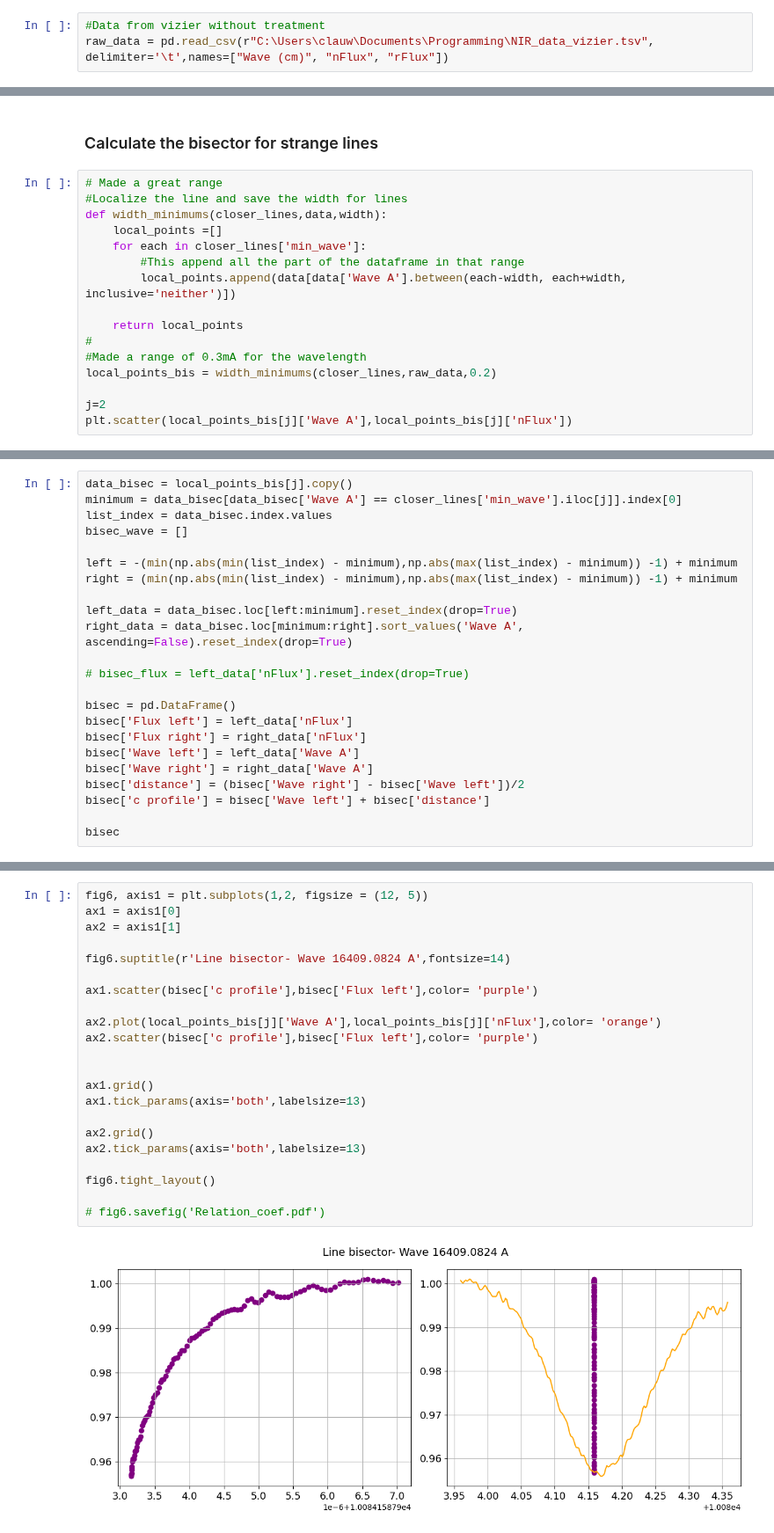
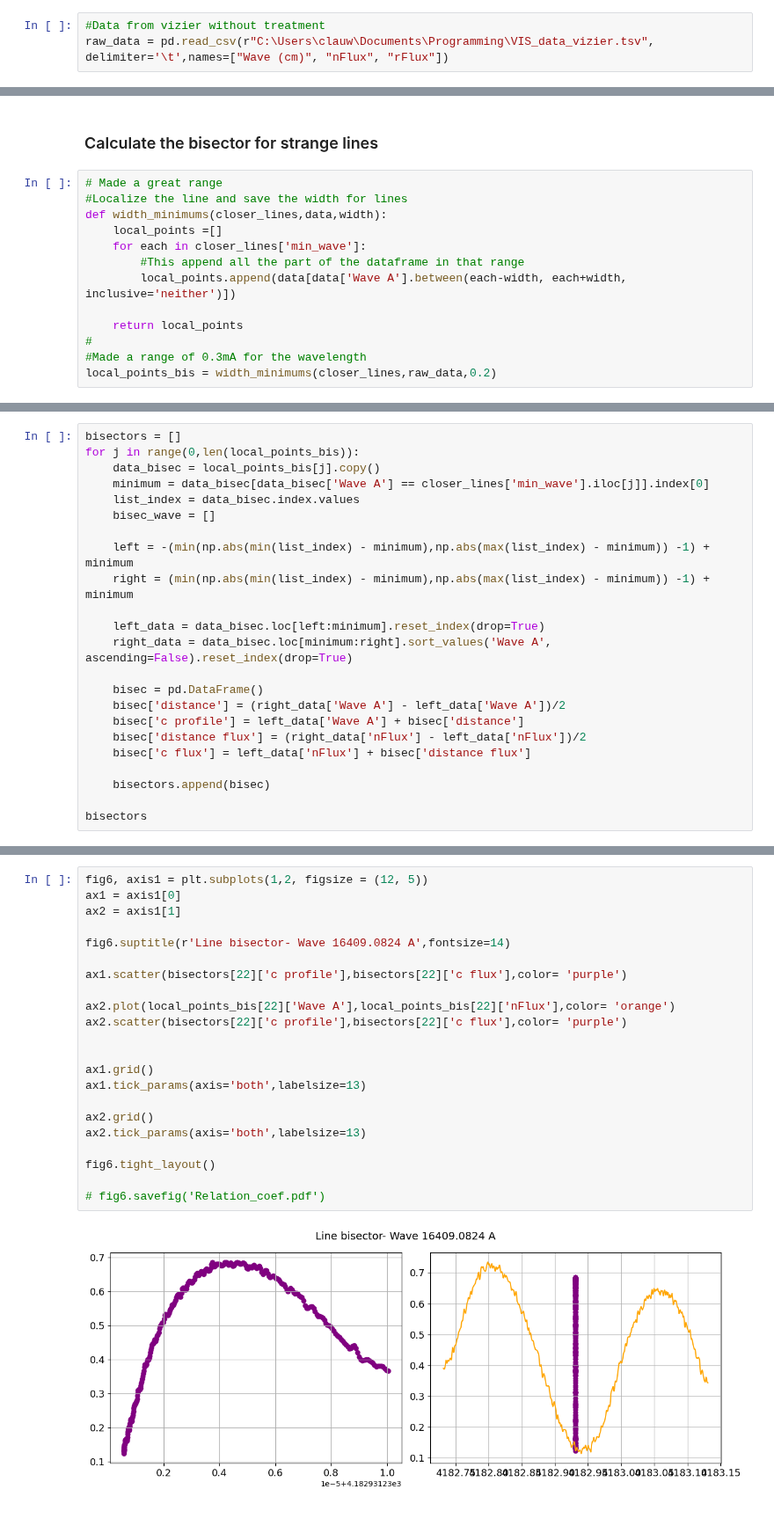
Before and after one commit to ccuellarn/Measurement-and-Characterization-of-Granulation-Patterns-in-the-IAG-Solar-Flux-Spectrum, a Jupyter notebook: Project/Visualizer/C Bisector.ipynb, the cells around one changed output, grey strips where cells are left out. Shown at 88% size. Saved outputs shown, nothing was run; the diff lists cells and outputs as text.

```diff
--- a/Project/Visualizer/C Bisector.ipynb
+++ b/Project/Visualizer/C Bisector.ipynb
@@ -9,7 +9,7 @@ from numpy.polynomial import Polynomial
 import scipy.constants as const
 # %%
 #Data from vizier without treatment
-raw_data = pd.read_csv(r"C:\Users\clauw\Documents\Programming\NIR_data_vizier.tsv", delimiter='\t',names=["Wave (cm)", "nFlux", "rFlux"])
+raw_data = pd.read_csv(r"C:\Users\clauw\Documents\Programming\VIS_data_vizier.tsv", delimiter='\t',names=["Wave (cm)", "nFlux", "rFlux"])
 # %%
 #Convert the wavelength in A cause its in cm^-1
 raw_data['Wave A'] = (10**(8))/raw_data['Wave (cm)']
@@ -107,6 +106,3 @@ def width_minimums(closer_lines,data,width):
 #
 #Made a range of 0.3mA for the wavelength
 local_points_bis = width_minimums(closer_lines,raw_data,0.2)
-
-j=2
-plt.scatter(local_points_bis[j]['Wave A'],local_points_bis[j]['nFlux'])
@@ -128,24 +109,24 @@ plt.scatter(local_points_bis[j]['Wave A'],local_points_bis[j]['nFlux'])
 # %%
-data_bisec = local_points_bis[j].copy()
-minimum = data_bisec[data_bisec['Wave A'] == closer_lines['min_wave'].iloc[j]].index[0]
-list_index = data_bisec.index.values
-bisec_wave = []
+bisectors = []
+for j in range(0,len(local_points_bis)):
+    data_bisec = local_points_bis[j].copy()
+    minimum = data_bisec[data_bisec['Wave A'] == closer_lines['min_wave'].iloc[j]].index[0]
+    list_index = data_bisec.index.values
+    bisec_wave = []
 
-left = -(min(np.abs(min(list_index) - minimum),np.abs(max(list_index) - minimum)) -1) + minimum
-right = (min(np.abs(min(list_index) - minimum),np.abs(max(list_index) - minimum)) -1) + minimum
+    left = -(min(np.abs(min(list_index) - minimum),np.abs(max(list_index) - minimum)) -1) + minimum
+    right = (min(np.abs(min(list_index) - minimum),np.abs(max(list_index) - minimum)) -1) + minimum
 
-left_data = data_bisec.loc[left:minimum].reset_index(drop=True)
-right_data = data_bisec.loc[minimum:right].sort_values('Wave A', ascending=False).reset_index(drop=True)
+    left_data = data_bisec.loc[left:minimum].reset_index(drop=True)
+    right_data = data_bisec.loc[minimum:right].sort_values('Wave A', ascending=False).reset_index(drop=True)
 
-# bisec_flux = left_data['nFlux'].reset_index(drop=True)
+    bisec = pd.DataFrame()
+    bisec['distance'] = (right_data['Wave A'] - left_data['Wave A'])/2
+    bisec['c profile'] = left_data['Wave A'] + bisec['distance']
+    bisec['distance flux'] = (right_data['nFlux'] - left_data['nFlux'])/2
+    bisec['c flux'] = left_data['nFlux'] + bisec['distance flux']
 
-bisec = pd.DataFrame()
-bisec['Flux left'] = left_data['nFlux']
-bisec['Flux right'] = right_data['nFlux']
-bisec['Wave left'] = left_data['Wave A']
-bisec['Wave right'] = right_data['Wave A']
-bisec['distance'] = (bisec['Wave right'] - bisec['Wave left'])/2
-bisec['c profile'] = bisec['Wave left'] + bisec['distance']
+    bisectors.append(bisec)
 
-bisec
+bisectors
 # %% [output]
@@ -165,24 +150,24 @@ bisec
 # %%
 fig6, axis1 = plt.subplots(1,2, figsize = (12, 5))
 ax1 = axis1[0]
 ax2 = axis1[1]
 
 fig6.suptitle(r'Line bisector- Wave 16409.0824 A',fontsize=14)
 
-ax1.scatter(bisec['c profile'],bisec['Flux left'],color= 'purple')
+ax1.scatter(bisectors[22]['c profile'],bisectors[22]['c flux'],color= 'purple')
 
-ax2.plot(local_points_bis[j]['Wave A'],local_points_bis[j]['nFlux'],color= 'orange')
-ax2.scatter(bisec['c profile'],bisec['Flux left'],color= 'purple')
+ax2.plot(local_points_bis[22]['Wave A'],local_points_bis[22]['nFlux'],color= 'orange')
+ax2.scatter(bisectors[22]['c profile'],bisectors[22]['c flux'],color= 'purple')
 
 
 ax1.grid()
 ax1.tick_params(axis='both',labelsize=13)
 
 ax2.grid()
 ax2.tick_params(axis='both',labelsize=13)
 
 fig6.tight_layout()
 
 # fig6.savefig('Relation_coef.pdf')
 # %% [output]
-[figure, old version]
+[figure, new version]
```
Also changed, not shown: parts of 6 cells of this notebook, 4 other files.
